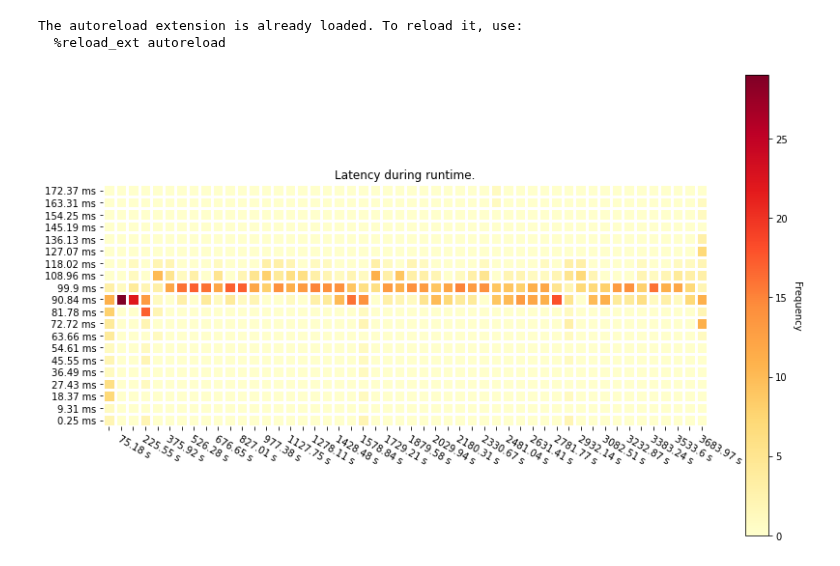
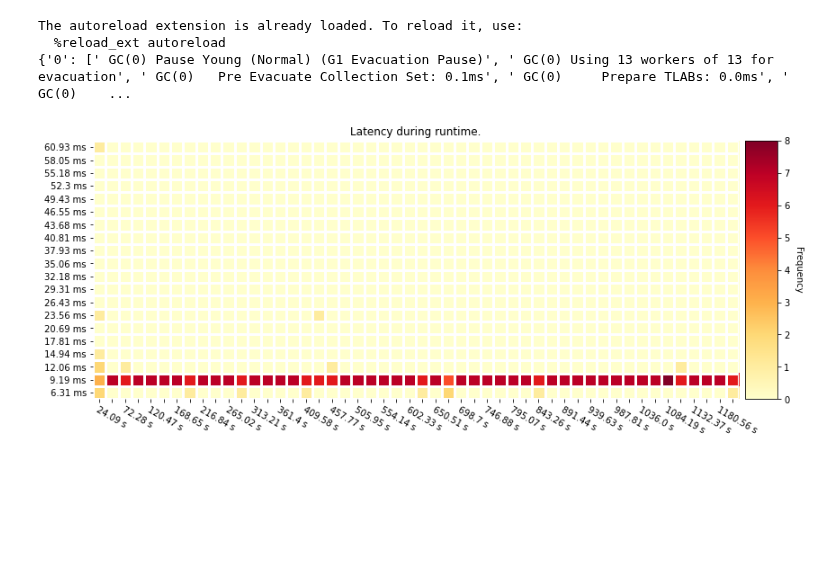
Before and after one commit to apple/GCGC, a Jupyter notebook: Jupyter-everything/convert-to-pandas.ipynb, the cells around one changed output. Cells and saved outputs as stored; diff of their text form; code cells hidden in the pictures; blank space fills up the shorter version.

```diff
--- a/Jupyter-everything/convert-to-pandas.ipynb
+++ b/Jupyter-everything/convert-to-pandas.ipynb
@@ -1,18 +1,19 @@
 # %%
 ''' Collects information on pauses, and displays charts and metadata on pauses'''
 %load_ext autoreload
 %autoreload 2
 from scripts import parse_log as pl
 from scripts import plot_data as dplt
 from scripts import compare_logs as cl
-from scripts import heatmap as hm
 
-pl.setLogPath("datasets/long_amzn_workload.log")
 
+pl.setLogPath("datasets/cl_1.log")
+print(pl.getGCdataSections())
 # Get the pauses information from file specified above
-t = pl.getYoungPauses(create_csv = False)
+t = pl.getPauses(create_csv = False)
 dplt.plot_heatmap(t, 50, 20, False)
 # %% [output]
 The autoreload extension is already loaded. To reload it, use:
   %reload_ext autoreload
+{'0': [' GC(0) Pause Young (Normal) (G1 Evacuation Pause)', ' GC(0) Using 13 workers of 13 for evacuation', ' GC(0)   Pre Evacuate Collection Set: 0.1ms', ' GC(0)     Prepare TLABs: 0.0ms', ' GC(0)    ...
-[figure, old version]
+[figure, new version]
```
Also changed, not shown: 7 other files.
